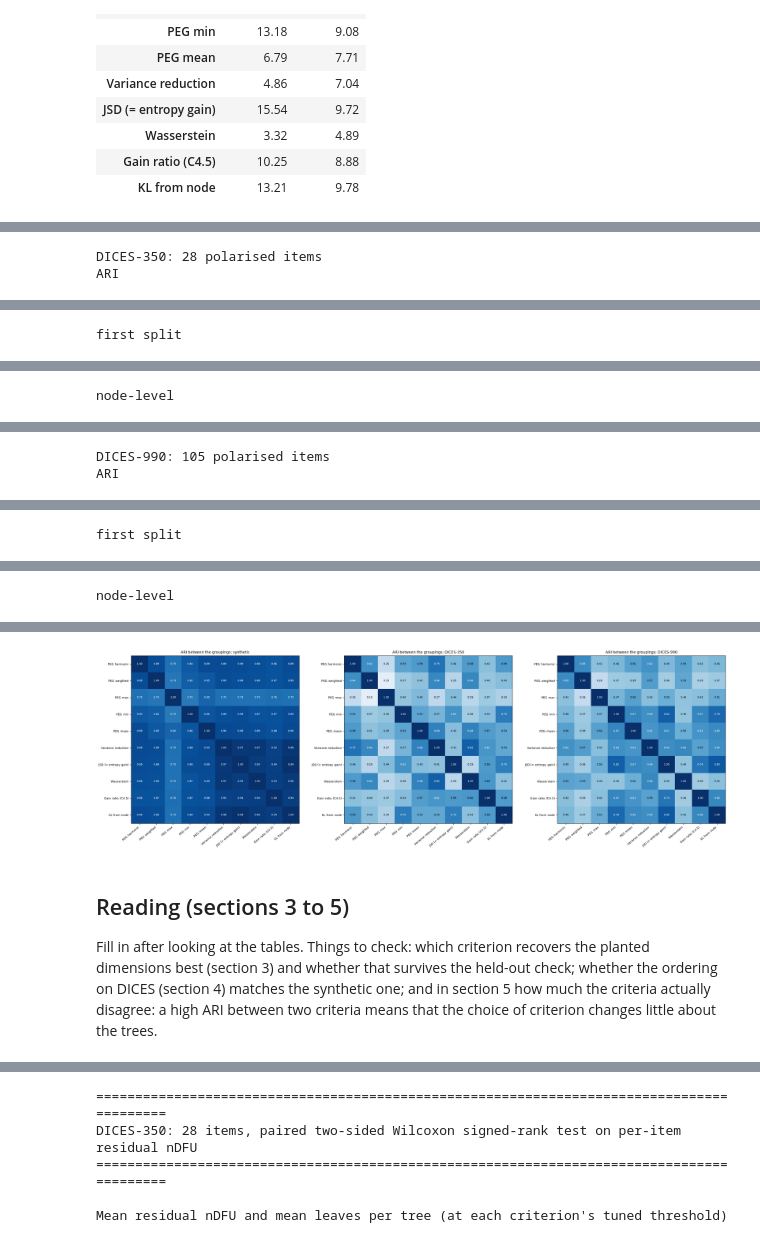
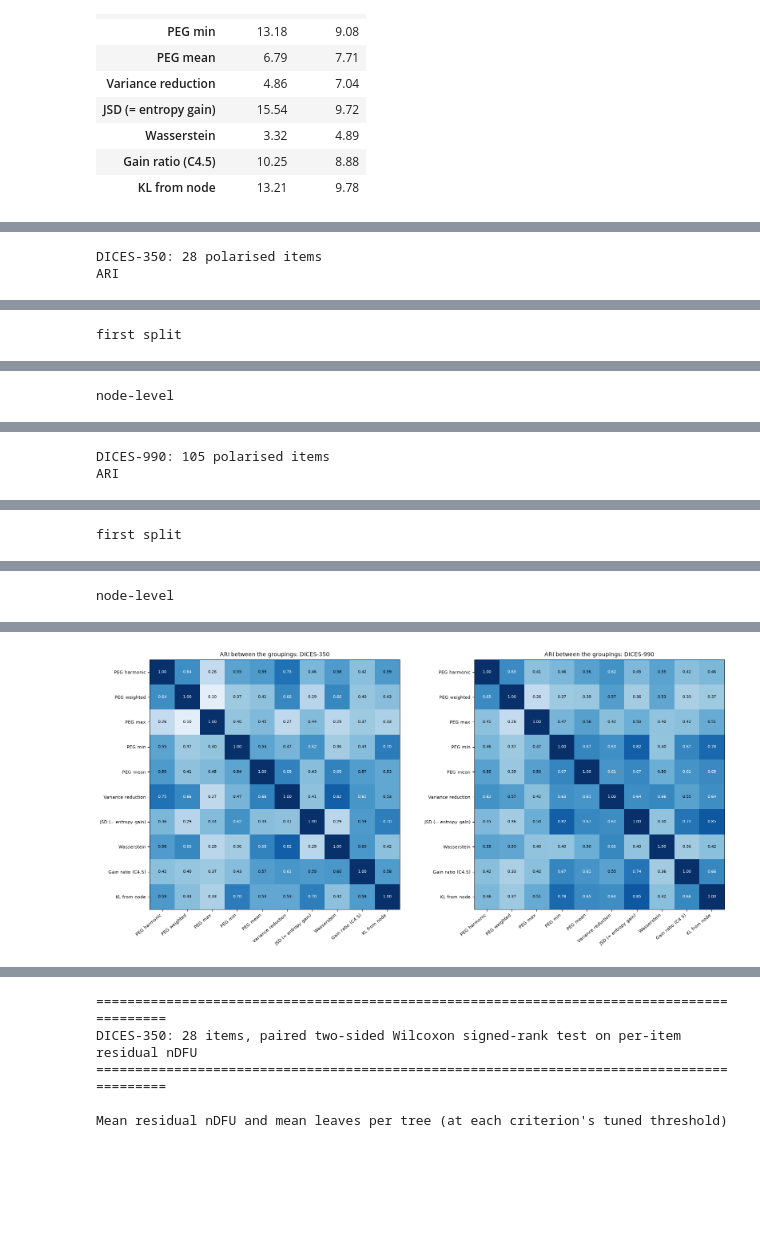
Before and after one commit to Swkratis210204/polartox, a Jupyter notebook: criteria_comparison/criteria_comparison.ipynb, the cells around one changed output, grey strips where cells are left out. Drawn from its saved outputs; the diff is of its cells as text; code cells hidden in the pictures; blank space fills up the shorter version.

Commit message:
criterion comparison continued and kept only on real case scnarios

```diff
--- a/criteria_comparison/criteria_comparison.ipynb
+++ b/criteria_comparison/criteria_comparison.ipynb
@@ -474,27 +289,0 @@ per-text results already computed above, so it costs nothing extra).
-# %%
-index = pd.MultiIndex.from_tuples([(c, t) for c in NAMES for t in corpora[c]["retained"]], names=["corpus", "text_id"])
-mats = {c: pd.DataFrame({cfg: runs[cfg].set_index(["corpus", "text_id"])["jaccard"].reindex(index) for cfg in GRID})
-        for c, runs in sweep.items()}
-corp_rows = {c: np.flatnonzero(index.get_level_values("corpus") == c) for c in NAMES}
-
-
-def per_corpus_mean(a, rows_by_corpus):
-    return np.mean([a[rows].mean(axis=0) for rows in rows_by_corpus.values()], axis=0)
-
-
-REPS, held = 30, {c: [] for c in CRITERIA}
-for seed in range(REPS):
-    rng = np.random.default_rng(seed)
-    tr, te = {}, {}
-    for c, rows in corp_rows.items():
-        perm = rng.permutation(rows)
-        tr[c], te[c] = perm[:len(perm) // 2], perm[len(perm) // 2:]
-    for cname, m in mats.items():
-        a = m.to_numpy()
-        j = int(np.argmax(per_corpus_mean(a, tr)))
-        held[cname].append((per_corpus_mean(a, tr)[j], per_corpus_mean(a, te)[j]))
-tab = pd.DataFrame({c: dict(chosen_on=np.mean([a for a, b in v]), held_out=np.mean([b for a, b in v]), sd=np.std([b for a, b in v], ddof=1))
-                    for c, v in held.items()}).T
-tab["optimism"] = tab["chosen_on"] - tab["held_out"]
-display(tab.round(4).sort_values("held_out", ascending=False))
-heldout_table = tab.copy()                 # kept under its own name: `tab` is reused further down
@@ -704,16 +481,3 @@ def heatmap(ax, matrix, title):
         v = matrix.to_numpy(float)[i, j]
         ax.text(j, i, f"{v:.2f}", ha="center", va="center", fontsize=7, color="white" if v > 0.6 else "black")
     ax.set_title(title, fontsize=10)
-
-
-t0 = time.time()
-syn_trees = {c: {} for c in CRITERIA}
-for name in NAMES:
-    for c in CRITERIA:
-        r = trees_for(corpora[name]["texts"], corpora[name]["retained"], c, SCALE, DIMS)
-        syn_trees[c].update({(name, t): v for t, v in r.items()})
-syn_agree = agreement(syn_trees)
-print(f"synthetic: {len(next(iter(syn_trees.values())))} polarised texts ({time.time() - t0:.0f}s)")
-for m, mat in syn_agree.items():
-    print(f"\n{m} (synthetic, mean over texts)")
-    display(mat.round(3))
@@ -772,12 +485,12 @@ dimension sets (Jaccard) (synthetic, mean over texts)
 dices_agree = {}
 if RUN_DICES:
     for name in dices:
-        dices_agree[name] = agreement(dices_trees[name])           # the trees of section 4
+        dices_agree[name] = agreement(dices_trees[name])           # the trees of section 3
         print(f"\n{name}: {len(dices[name]['retained'])} polarised items")
         for m in ("ARI", "first split", "node-level"):
             print(m); display(dices_agree[name][m].round(3))
 
-panels = [("synthetic", syn_agree["ARI"])] + [(n, a["ARI"]) for n, a in dices_agree.items()]
+panels = [(n, a["ARI"]) for n, a in dices_agree.items()]
 if plt is not None:
     fig, axes = plt.subplots(1, len(panels), figsize=(8.2 * len(panels), 7.6), squeeze=False)
     for ax, (title, mat) in zip(axes[0], panels):
@@ -831,38 +544,32 @@ ARI
 | PEG mean | 0.556 | 0.390 | 0.559 | 0.671 | 1.000 | 0.607 | 0.666 | ... |
 | Variance reduction | 0.622 | 0.573 | 0.424 | 0.632 | 0.607 | 1.000 | 0.644 | ... |
 | JSD (= entropy gain) | 0.450 | 0.359 | 0.499 | 0.817 | 0.666 | 0.644 | 1.000 | ... |
 | Wasserstein | 0.551 | 0.535 | 0.404 | 0.399 | 0.497 | 0.661 | 0.404 | ... |
 | Gain ratio (C4.5) | 0.424 | 0.333 | 0.420 | 0.670 | 0.610 | 0.552 | 0.736 | ... |
 | KL from node | 0.456 | 0.372 | 0.511 | 0.781 | 0.653 | 0.640 | 0.845 | ... |
 first split
 |  | PEG harmonic | PEG weighted | PEG max | PEG min | PEG mean | Variance reduction | JSD (= entropy gain) | ... |
 | PEG harmonic | 1.000 | 0.695 | 0.381 | 0.486 | 0.543 | 0.686 | 0.524 | ... |
 | PEG weighted | 0.695 | 1.000 | 0.248 | 0.400 | 0.429 | 0.638 | 0.457 | ... |
 | PEG max | 0.381 | 0.248 | 1.000 | 0.419 | 0.667 | 0.419 | 0.476 | ... |
 | PEG min | 0.486 | 0.400 | 0.419 | 1.000 | 0.648 | 0.648 | 0.838 | ... |
 | PEG mean | 0.543 | 0.429 | 0.667 | 0.648 | 1.000 | 0.619 | 0.686 | ... |
 | Variance reduction | 0.686 | 0.638 | 0.419 | 0.648 | 0.619 | 1.000 | 0.743 | ... |
 | JSD (= entropy gain) | 0.524 | 0.457 | 0.476 | 0.838 | 0.686 | 0.743 | 1.000 | ... |
 | Wasserstein | 0.619 | 0.600 | 0.419 | 0.467 | 0.524 | 0.724 | 0.514 | ... |
 | Gain ratio (C4.5) | 0.400 | 0.333 | 0.333 | 0.590 | 0.486 | 0.495 | 0.581 | ... |
 | KL from node | 0.524 | 0.467 | 0.486 | 0.800 | 0.705 | 0.733 | 0.943 | ... |
 node-level
 |  | PEG harmonic | PEG weighted | PEG max | PEG min | PEG mean | Variance reduction | JSD (= entropy gain) | ... |
 | PEG harmonic | 1.000 | 0.653 | 0.326 | 0.399 | 0.489 | 0.624 | 0.449 | ... |
 | PEG weighted | 0.653 | 1.000 | 0.200 | 0.326 | 0.371 | 0.567 | 0.387 | ... |
 | PEG max | 0.326 | 0.200 | 1.000 | 0.294 | 0.540 | 0.328 | 0.362 | ... |
 | PEG min | 0.399 | 0.326 | 0.294 | 1.000 | 0.587 | 0.572 | 0.769 | ... |
 | PEG mean | 0.489 | 0.371 | 0.540 | 0.587 | 1.000 | 0.559 | 0.629 | ... |
 | Variance reduction | 0.624 | 0.567 | 0.328 | 0.572 | 0.559 | 1.000 | 0.681 | ... |
 | JSD (= entropy gain) | 0.449 | 0.387 | 0.362 | 0.769 | 0.629 | 0.681 | 1.000 | ... |
 | Wasserstein | 0.562 | 0.545 | 0.329 | 0.387 | 0.467 | 0.682 | 0.446 | ... |
 | Gain ratio (C4.5) | 0.334 | 0.278 | 0.237 | 0.514 | 0.433 | 0.423 | 0.540 | ... |
 | KL from node | 0.441 | 0.392 | 0.362 | 0.694 | 0.613 | 0.664 | 0.865 | ... |
-[figure, old version]
+[figure, new version]
-# %% [markdown]
-## Reading (sections 3 to 5)
-
-Fill in after looking at the tables. Things to check: which criterion recovers the planted dimensions best (section 3) and whether that
-survives the held-out check; whether the ordering on DICES (section 4) matches the synthetic one; and in section 5 how much the criteria
-actually disagree: a high ARI between two criteria means that the choice of criterion changes little about the trees.
 # %% [markdown]
```
Also changed, not shown: parts of 31 cells of this notebook, 3 other files.
